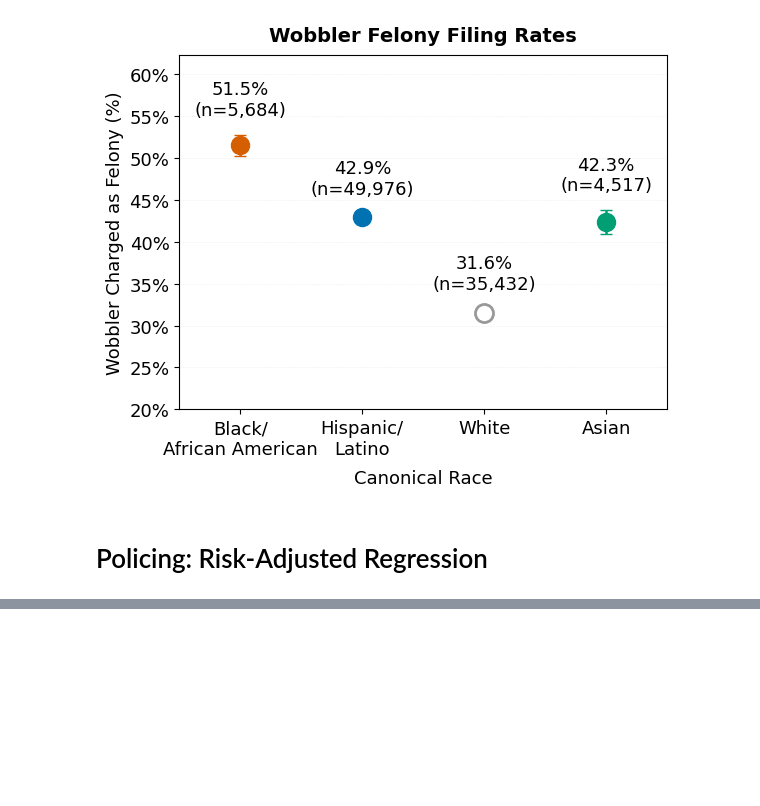
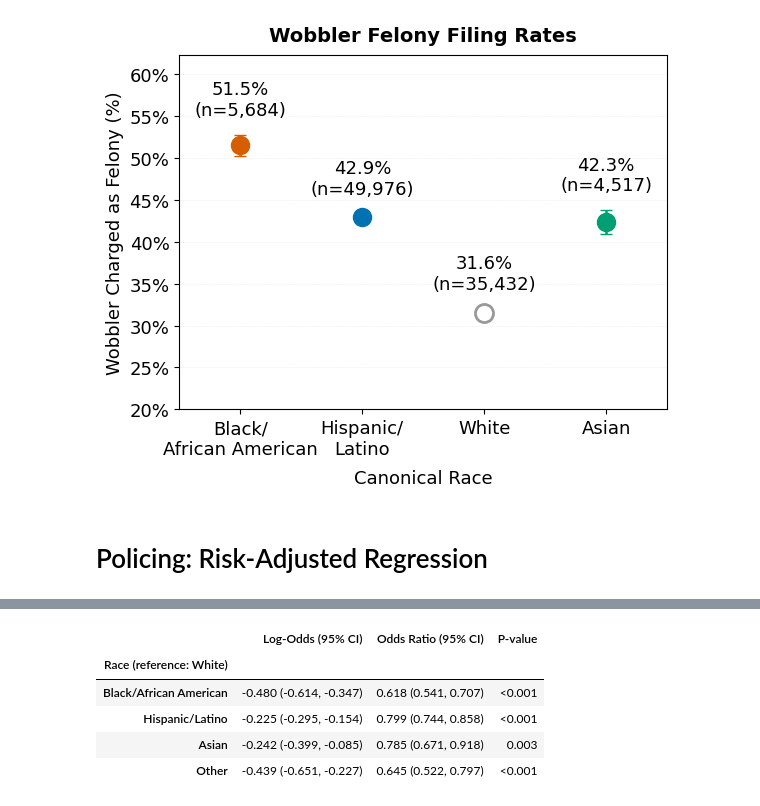
Before and after one commit to laurenbchu/honors-thesis, a Jupyter notebook: notebooks/02_analysis.ipynb, the cells around one changed output, grey strips where cells are left out. Cells and saved outputs as stored; diff of their text form; code cells hidden in the pictures; blank space fills up the shorter version.

```diff
--- a/notebooks/02_analysis.ipynb
+++ b/notebooks/02_analysis.ipynb
@@ -1273,0 +1178,9 @@ plt.show()
+# %%
+table_utils.kitchen_sink_table(race_results)
+# %% [output]
+|  | Log-Odds (95% CI) | Odds Ratio (95% CI) | P-value |
+| Race (reference: White) |  |  |  |
+| Black/African American | -0.480 (-0.614, -0.347) | 0.618 (0.541, 0.707) | <0.001 |
+| Hispanic/Latino | -0.225 (-0.295, -0.154) | 0.799 (0.744, 0.858) | <0.001 |
+| Asian | -0.242 (-0.399, -0.085) | 0.785 (0.671, 0.918) | 0.003 |
+| Other | -0.439 (-0.651, -0.227) | 0.645 (0.522, 0.797) | <0.001 |
```
Also changed, not shown: parts of 15 cells of this notebook, 2 other files.
